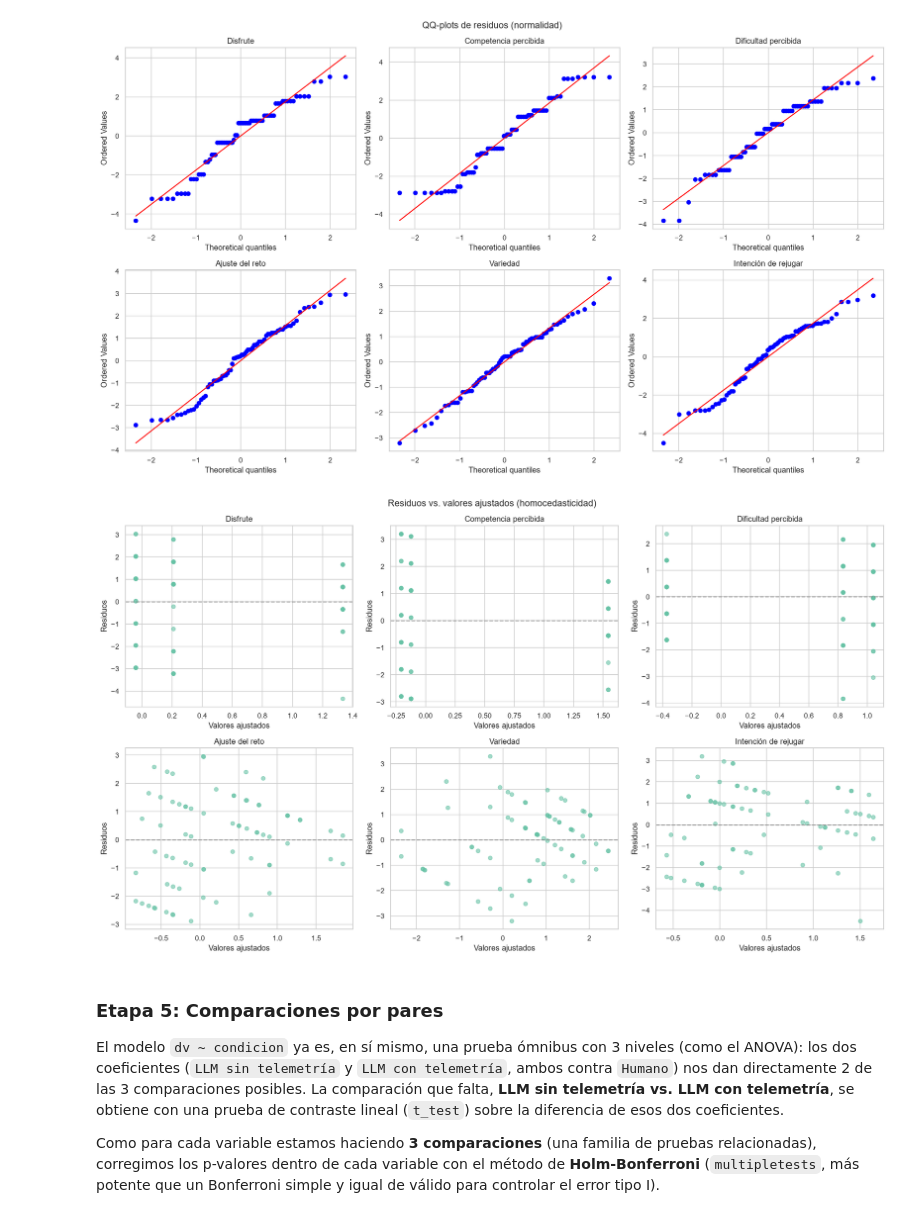
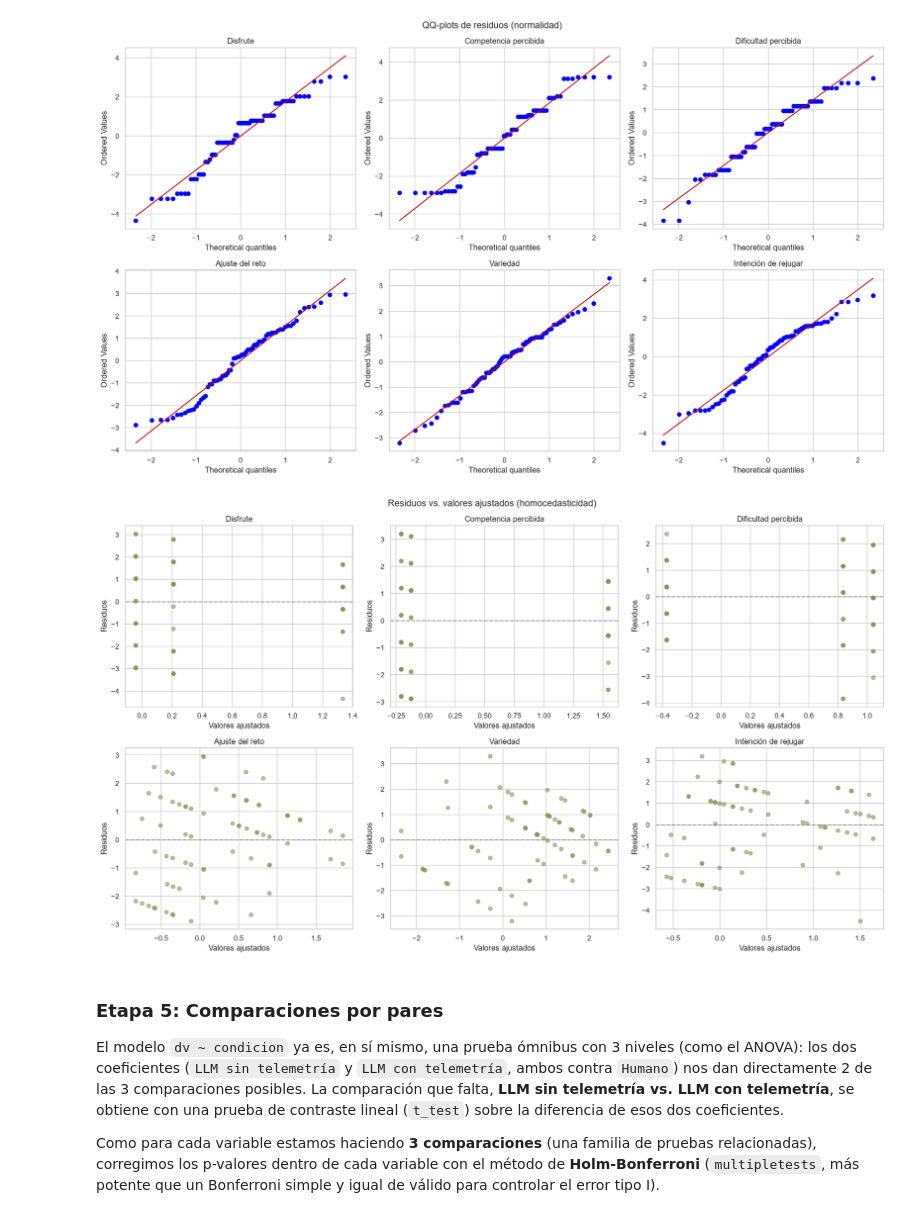
Before and after one commit to Nell-170/Mario-Ai, a Jupyter notebook: Data_Analysis_Code/LMM-Modelo_Lineal_de_Efectos_Mixtos/Analisis_Respuestas_Experimento.ipynb, the cells around one changed output. Cells and saved outputs as stored; diff of their text form; code cells hidden in the pictures.

Commit message:
Mario color palette change
The colors of the statistical analysis plots—based on the linear mixed effects model—are being changed to match the colors of Mario Bros.

```diff
--- a/Data_Analysis_Code/LMM-Modelo_Lineal_de_Efectos_Mixtos/Analisis_Respuestas_Experimento.ipynb
+++ b/Data_Analysis_Code/LMM-Modelo_Lineal_de_Efectos_Mixtos/Analisis_Respuestas_Experimento.ipynb
@@ -547,16 +547,19 @@ display(tabla_normalidad_residuos)
 | 5 | Intención de rejugar | 0.9622 | 0.0295 | No |
 # %%
 import scipy.stats as stats
+import matplotlib.pyplot as plt
 
 fig, axes = plt.subplots(2, 3, figsize=(17, 10))
 
 for ax, variable in zip(axes.flat, variables):
+    residuos = modelos_lmm[variable].resid
+    stats.probplot(residuos, dist="norm", plot=ax)
+    ax.set_title(nombres_variables[variable])
 
-    residuos = modelos_lmm[variable].resid
-
-    stats.probplot(residuos, dist="norm", plot=ax)
-
-    ax.set_title(nombres_variables[variable])
+    # Recolorear puntos y línea
+    ax.lines[0].set_markerfacecolor("#0300ff")
+    ax.lines[0].set_markeredgecolor("#0300ff")
+    ax.lines[1].set_color("#bd0808")
 
 fig.suptitle("QQ-plots de residuos (normalidad)", fontsize=14)
 fig.tight_layout()
@@ -566,21 +569,21 @@ plt.show()
 # %%
 fig, axes = plt.subplots(2, 3, figsize=(17, 10))
 
 for ax, variable in zip(axes.flat, variables):
 
     resultado = modelos_lmm[variable]
 
-    ax.scatter(resultado.fittedvalues, resultado.resid, alpha=0.6)
+    ax.scatter(resultado.fittedvalues, resultado.resid, alpha=0.6, color="#7e9953")
     ax.axhline(0, color="gray", linestyle="--", alpha=0.7)
     ax.set_xlabel("Valores ajustados")
     ax.set_ylabel("Residuos")
     ax.set_title(nombres_variables[variable])
 
 fig.suptitle("Residuos vs. valores ajustados (homocedasticidad)", fontsize=14)
 fig.tight_layout()
 plt.show()
 # %% [output]
-[figure, old version]
+[figure, new version]
 # %% [markdown]
 ### Etapa 5: Comparaciones por pares
 
```
Also changed, not shown: parts of 1 cell of this notebook.
